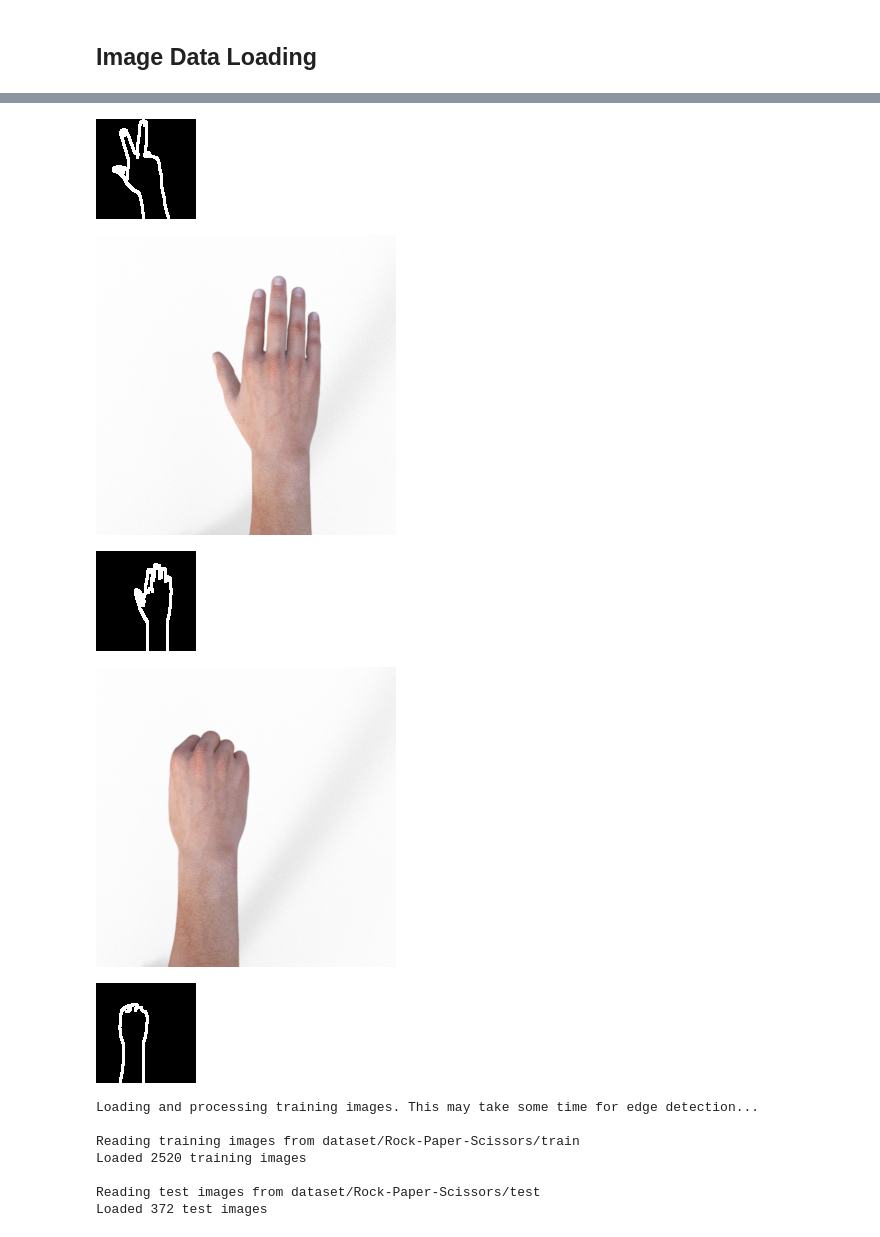
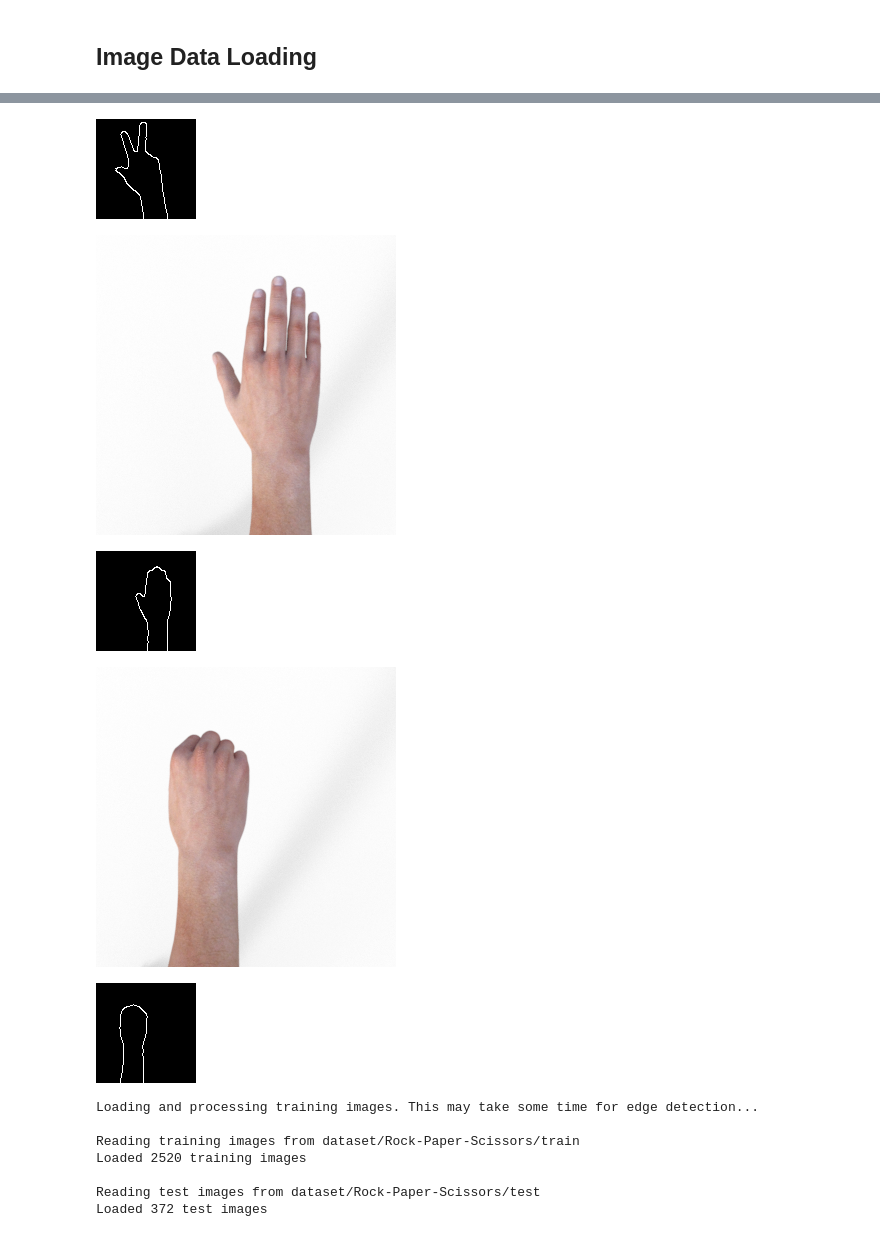
Before and after one commit to IntegerMan/PythonRockPaperScissors, a Jupyter notebook: FinalProject - Matt Eland.ipynb, the cells around one changed output, grey strips where cells are left out. Drawn from its saved outputs; the diff is of its cells as text; code cells hidden in the pictures.

```diff
--- a/FinalProject - Matt Eland.ipynb
+++ b/FinalProject - Matt Eland.ipynb
@@ -98,48 +92,43 @@ def display_image(cv2Image):
 def process_image(image):
     # This would be better with MediaPipe. See https://techvidvan.com/tutorials/hand-gesture-recognition-tensorflow-opencv
 
     # Convert the image to grayscale
     image = cv2.cvtColor(image, cv2.COLOR_BGR2GRAY)
 
     # Resize the image to a standard size
     image = cv2.resize(image, (100, 100))
 
+    # Normalize image values
+    image = cv2.normalize(image, None, alpha=0, beta=255, norm_type=cv2.NORM_MINMAX)
+
     # Remove background noise
     image = cv2.fastNlMeansDenoising(image, None, 10, 7, 21)
 
-    # Suppress non-maximum edges
-    #image = cv2.morphologyEx(image, cv2.MORPH_CLOSE, np.ones((5, 5), np.uint8))
-
-    #image = cv2.medianBlur(image, 5)
-    #image = cv2.bilateralFilter(image, 9, 75, 75)
-    #image = cv2.equalizeHist(image)
-
+    # Smooth out features and minimize internal lines
+    image = cv2.morphologyEx(image, cv2.MORPH_CLOSE, np.ones((5, 5), np.uint8))
+    image = cv2.medianBlur(image, 5)
 
     # Detect edges with thick lines
     image = cv2.Canny(image, 100, 200)
-
-    # Increase the thickness of the edges
-    image = cv2.dilate(image, np.ones((3, 3), np.uint8), iterations=1)
-    #image = cv2.GaussianBlur(image, (5, 5), 0)
 
     return image
 
 def process_and_display_disk_image(filename):
     image = cv2.imread(filename)
     display_image(image)
     image = process_image(image)
     display_image(image)
 
 process_and_display_disk_image('dataset/Rock-Paper-Scissors/validation/scissors2.png')
 process_and_display_disk_image('dataset/Rock-Paper-Scissors/test/paper/testpaper03-12.png')
 process_and_display_disk_image('dataset/Rock-Paper-Scissors/test/rock/testrock03-12.png')
 # %% [output]
 [figure]
-[figure, old version]
+[figure, new version]
 [figure]
-[figure, old version]
+[figure, new version]
 [figure]
-[figure, old version]
+[figure, new version]
 # %%
 
 # The processing logic for the training vs validation images looks identical, so put it in a function
```
Also changed, not shown: parts of 30 cells of this notebook, 1 other file.
